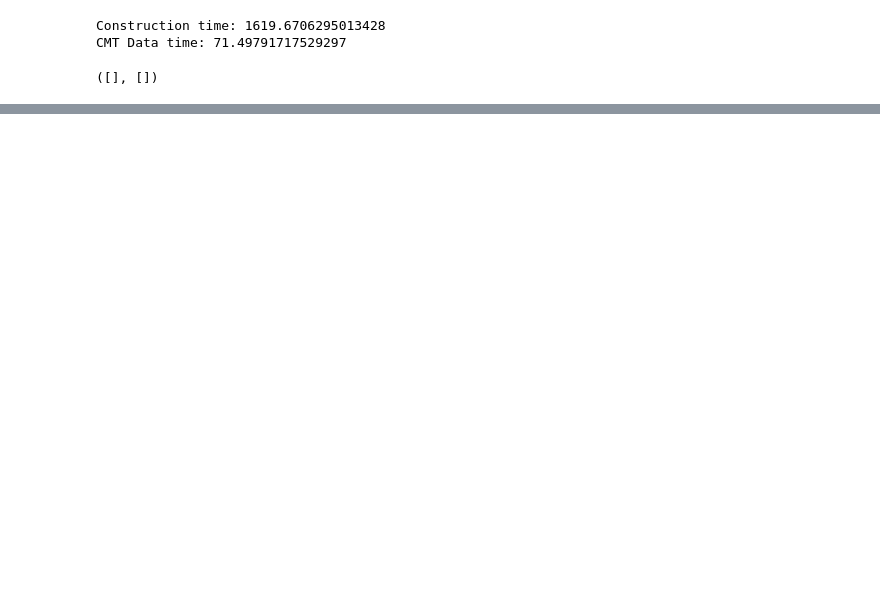
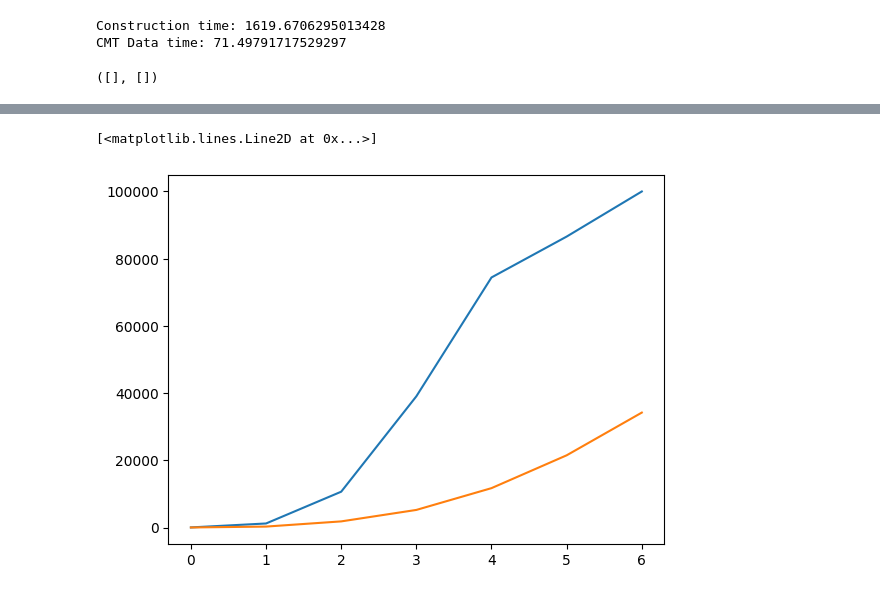
Before and after one commit to weathon/slay, a Jupyter notebook: SlayTree_vs_OldCMT.ipynb, the cells around one changed output, grey strips where cells are left out. Cells and saved outputs as stored; diff of their text form; code cells hidden in the pictures; blank space fills up the shorter version.

```diff
--- a/SlayTree_vs_OldCMT.ipynb
+++ b/SlayTree_vs_OldCMT.ipynb
@@ -357,10 +354,44 @@ generateCMTData(CMT)
+# %%
+def BaselineSearchRadius(BT, Object, r, ans):
+  if BT == None:
+    return
+  dis = d(Object, BT.myobject, r)
+  if dis <= r:
+    ans.append(BT.myobject)
+
+
+  if type(BT.myobject.max) != type(None):
+    if dis > BT.myobject.max:
+      if dis - BT.myobject.max > r:
+        return
+
+  if type(BT.myobject.min) != type(None):
+    if dis < BT.myobject.min:
+      if BT.myobject.min - dis > r:
+        return
+
+
+
+  if dis + r >= BT.outer:
+    BaselineSearchRadius(BT.right, Object, r, ans)
+  if BT.inner >= dis - r:
+    BaselineSearchRadius(BT.left, Object, r, ans)
 # %%
-for target in range(300):
-  r = random.random()*1.2
+a = []
+b = []
+target = 50
+for r in np.arange(0,1,0.1):
   ans1 = searchBF(objectSets, objectSets[target], r)
   ans2 = []
+  counts = 0
   searchTree(slaytree, objectSets[target], r, ans2)
   ans3 = []
   stack =[]
-  CMTSearchRadius(CMT, objectSets[target], r, ans3)
-  print(len(ans1), len(ans2), len(ans3))
+  counts1 = counts
+  counts = 0
+  BaselineSearchRadius(CMT, objectSets[target], r, ans3) #even baseline is better
+  counts2 = counts
+  # print(len(ans1), len(ans2), len(ans3))
+  # print(counts1, counts2) #so nervous kunyunexkunyun
+  a.append(counts1)
+  b.append(counts2)
@@ -388,0 +398,6 @@ KeyboardInterrupt: ignored
+# %%
+pylab.plot(a)
+pylab.plot(b)
+# %% [output]
+[<matplotlib.lines.Line2D at 0x...>]
+[figure, added]
```
Also changed, not shown: parts of 4 cells of this notebook.
